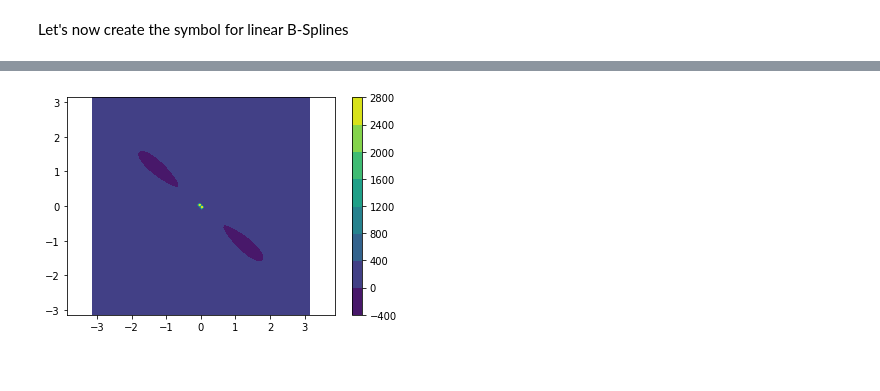
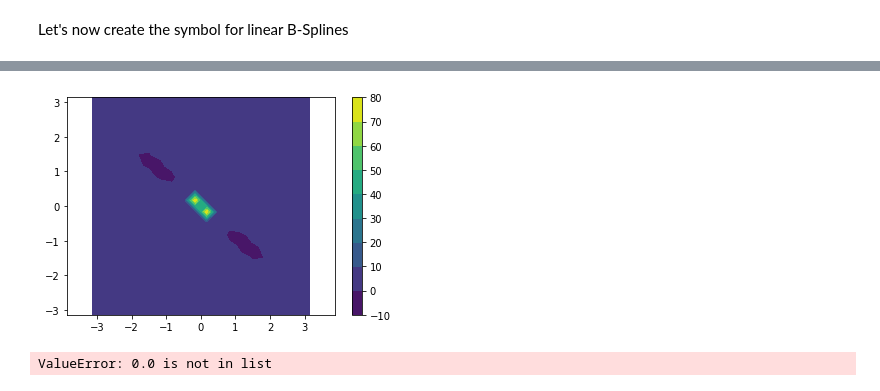
Before and after one commit to pyccel/IGA-Python, a Jupyter notebook: lessons/Chapter7/04_anisotropic_diffusion_2d.ipynb, the cells around one changed output, grey strips where cells are left out. Drawn from its saved outputs; the diff is of its cells as text; code cells hidden in the pictures.

```diff
--- a/lessons/Chapter7/04_anisotropic_diffusion_2d.ipynb
+++ b/lessons/Chapter7/04_anisotropic_diffusion_2d.ipynb
@@ -176,29 +144,33 @@ def symbol_p1(arr_x1, arr_x2, arr_t1, arr_t2, symbol , b1, k_par):
 # %%
 # ... compute the symbol f_a / f_c
-nx = 100 ; ny = 100
+nx = 20 ; ny = 20
 t1 = linspace(-pi,pi, nx)
 t2 = linspace(-pi,pi, ny)
 
 x = linspace(0.,1.,nx)
 y = linspace(0.,1.,ny)
 
 f_a = zeros((nx, ny), order='F')
-symbol_a(x,y,t1,t2, f_a, d_args['b1'], d_args['k_par'])
+symbol_a(x,y,t1,t2, f_a, d_args['k_par'], d_args['b1'])
 
 f_p1 = zeros((nx, ny), order='F')
-symbol_p1(x,y,t1,t2, f_p1, d_args['b1'], d_args['k_par'])
+symbol_p1(x,y,t1,t2, f_p1, d_args['k_par'], d_args['b1'])
 
 f = f_a/f_p1
 # ...
 
 # ... plot
 T1,T2 = meshgrid(t1,t2)
 plt.contourf(T1, T2, f)
 plt.axis("equal")
 plt.colorbar();
 # ...
 # %% [output]
-[figure, old version]
+[figure, new version]
+# %%
+list(t1).index(0.)
+# %% [output]
+ValueError: 0.0 is not in list
 # %%
 from IPython.core.display import HTML
 def css_styling():
```
Also changed, not shown: parts of 6 cells of this notebook.
